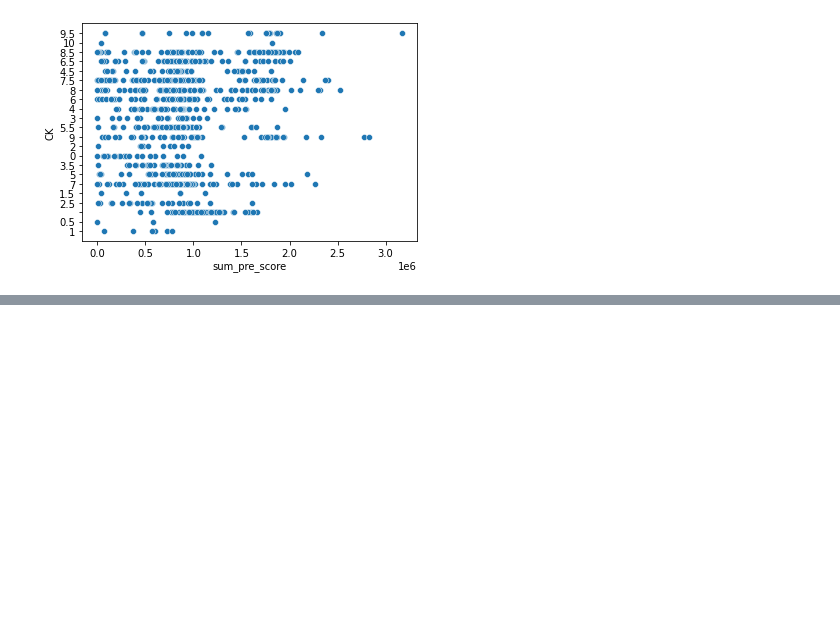
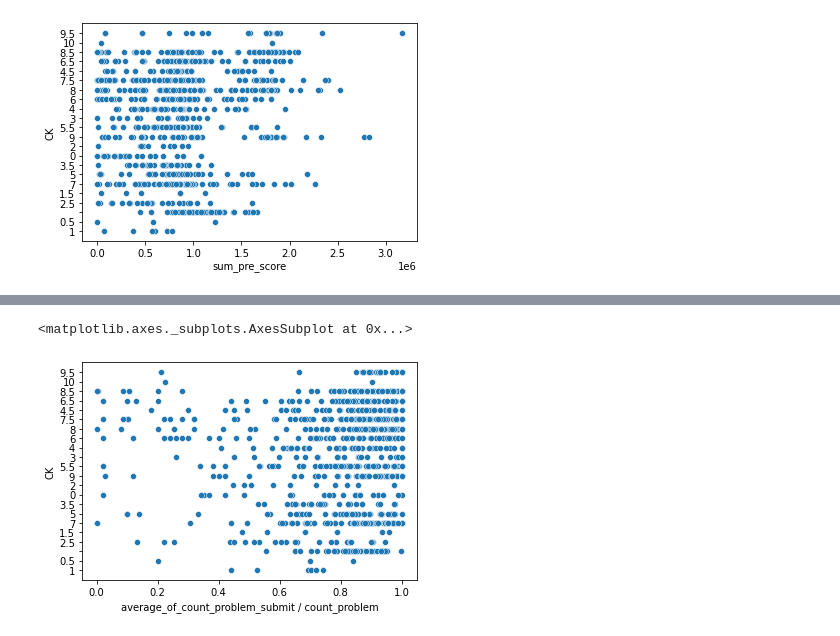
Before and after one commit to DarkStar1709/CS114.L21, a Jupyter notebook: colab3.ipynb, the cells around one changed output, grey strips where cells are left out. Drawn from its saved outputs; the diff is of its cells as text; code cells hidden in the pictures; blank space fills up the shorter version.

```diff
--- a/colab3.ipynb
+++ b/colab3.ipynb
@@ -248,0 +254,4 @@ sns.scatterplot(x="sum_pre_score", y="CK", data = data_merge_4)
+# %%
+count_problem = wecode.groupby('assignment_id', as_index=False).problem_id.nunique()
+count_problem = count_problem.rename(columns = {"problem_id":"count_problem"})
+count_problem
@@ -248,0 +272,5 @@ sns.scatterplot(x="sum_pre_score", y="CK", data = data_merge_4)
+# %%
+count_problem_submit = pd.DataFrame(wecode[['user_id', 'assignment_id','problem_id']])
+count_problem_submit = count_problem_submit.groupby(['user_id', 'assignment_id'], as_index=False).problem_id.nunique()
+count_problem_submit = count_problem_submit.rename(columns = {"problem_id":"count_problem_submit"})
+count_problem_submit
@@ -248,0 +291,8 @@ sns.scatterplot(x="sum_pre_score", y="CK", data = data_merge_4)
+# %%
+Feature_5 = pd.merge(count_problem_submit,count_problem,on='assignment_id',how='left')
+Feature_5['count_problem_submit / count_problem'] = Feature_5['count_problem_submit'] / Feature_5['count_problem']
+sum_probability = Feature_5[['user_id','count_problem_submit / count_problem']].groupby(['user_id'], as_index=True).sum()
+count_probability = Feature_5[['user_id','count_problem_submit / count_problem']].groupby(['user_id'], as_index=True).count()
+Feature_5 = Feature_5[['user_id']].groupby(['user_id'], as_index=True).count()
+Feature_5['average_of_count_problem_submit / count_problem'] = sum_probability['count_problem_submit / count_problem'] / count_probability['count_problem_submit / count_problem']
+Feature_5
@@ -248,0 +314,4 @@ sns.scatterplot(x="sum_pre_score", y="CK", data = data_merge_4)
+# %%
+data_merge_5 = pd.merge(Feature_5,score,on='user_id',how='outer')
+data_merge_5 = data_merge_5.dropna()
+data_merge_5
@@ -248,0 +332,5 @@ sns.scatterplot(x="sum_pre_score", y="CK", data = data_merge_4)
+# %%
+sns.scatterplot(x="average_of_count_problem_submit / count_problem", y="CK", data = data_merge_5)
+# %% [output]
+<matplotlib.axes._subplots.AxesSubplot at 0x...>
+[figure, added]
```
Also changed, not shown: parts of 9 cells of this notebook.
